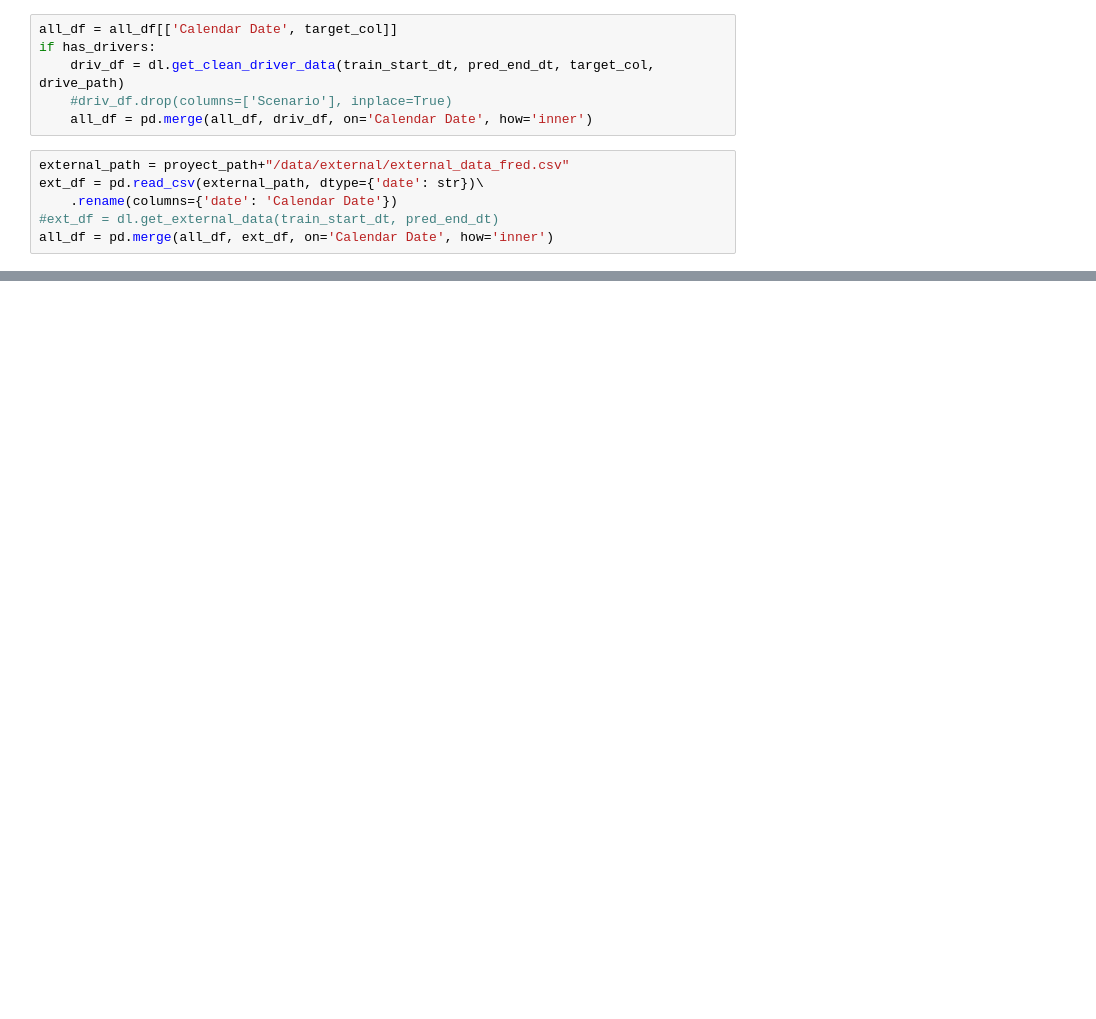
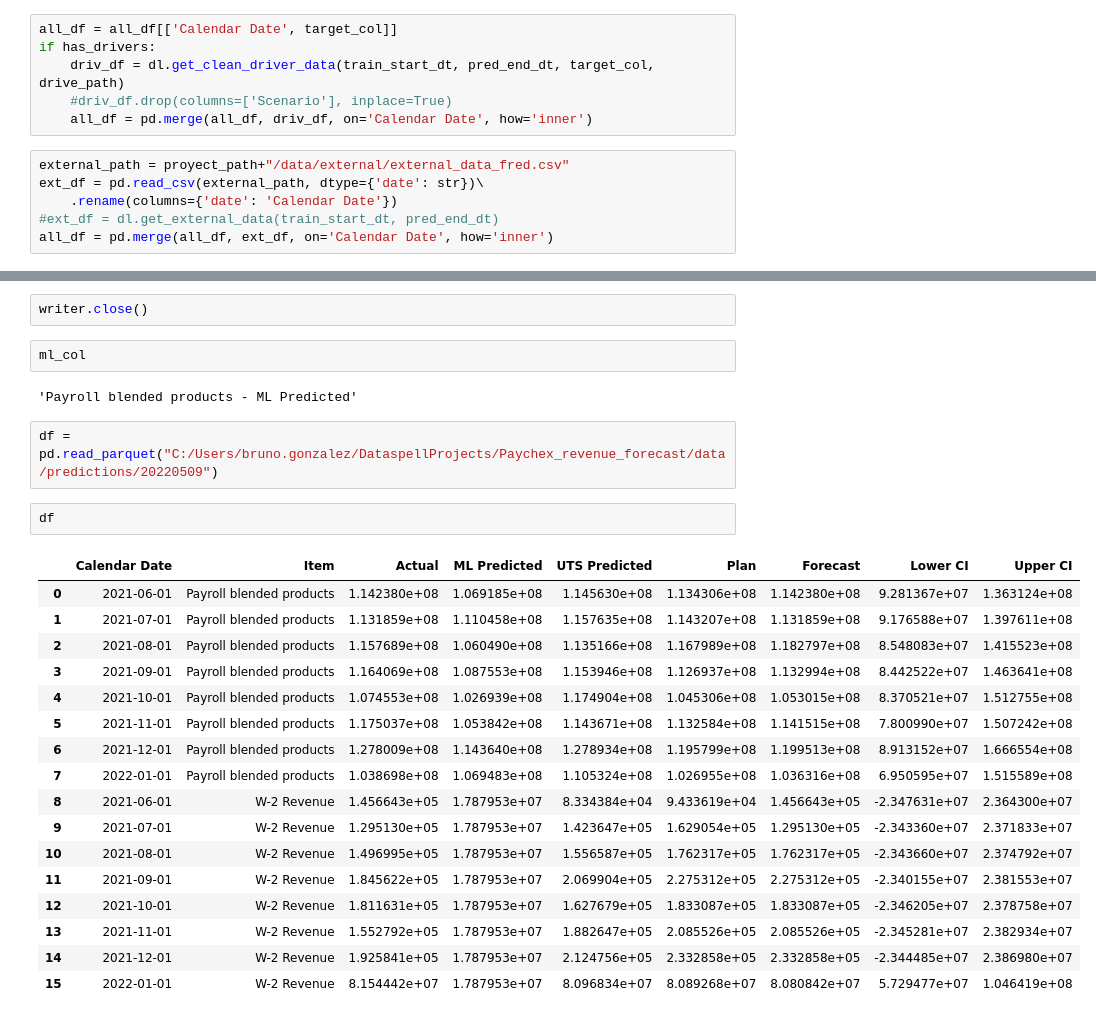
Before and after one commit to jluisjm/Paychex_revenue_forecast, a Jupyter notebook: notebooks/full_analysis_modular.ipynb, the cells around one changed output, grey strips where cells are left out. Cells and saved outputs as stored; diff of their text form; blank space fills up the shorter version.

```diff
--- a/notebooks/full_analysis_modular.ipynb
+++ b/notebooks/full_analysis_modular.ipynb
@@ -381,0 +483,28 @@ book.close()
+# %%
+writer.close()
+# %%
+ml_col
+# %% [output]
+'Payroll blended products - ML Predicted'
+# %%
+df = pd.read_parquet("C:/Users/bruno.gonzalez/DataspellProjects/Paychex_revenue_forecast/data/predictions/20220509")
+# %%
+df
+# %% [output]
+|  | Calendar Date | Item | Actual | ML Predicted | UTS Predicted | Plan | Forecast | Lower CI | Upper CI |
+| 0 | 2021-06-01 | Payroll blended products | 1.142380e+08 | 1.069185e+08 | 1.145630e+08 | 1.134306e+08 | 1.142380e+08 | 9.281367e+07 | 1.363124e+08 |
+| 1 | 2021-07-01 | Payroll blended products | 1.131859e+08 | 1.110458e+08 | 1.157635e+08 | 1.143207e+08 | 1.131859e+08 | 9.176588e+07 | 1.397611e+08 |
+| 2 | 2021-08-01 | Payroll blended products | 1.157689e+08 | 1.060490e+08 | 1.135166e+08 | 1.167989e+08 | 1.182797e+08 | 8.548083e+07 | 1.415523e+08 |
+| 3 | 2021-09-01 | Payroll blended products | 1.164069e+08 | 1.087553e+08 | 1.153946e+08 | 1.126937e+08 | 1.132994e+08 | 8.442522e+07 | 1.463641e+08 |
+| 4 | 2021-10-01 | Payroll blended products | 1.074553e+08 | 1.026939e+08 | 1.174904e+08 | 1.045306e+08 | 1.053015e+08 | 8.370521e+07 | 1.512755e+08 |
+| 5 | 2021-11-01 | Payroll blended products | 1.175037e+08 | 1.053842e+08 | 1.143671e+08 | 1.132584e+08 | 1.141515e+08 | 7.800990e+07 | 1.507242e+08 |
+| 6 | 2021-12-01 | Payroll blended products | 1.278009e+08 | 1.143640e+08 | 1.278934e+08 | 1.195799e+08 | 1.199513e+08 | 8.913152e+07 | 1.666554e+08 |
+| 7 | 2022-01-01 | Payroll blended products | 1.038698e+08 | 1.069483e+08 | 1.105324e+08 | 1.026955e+08 | 1.036316e+08 | 6.950595e+07 | 1.515589e+08 |
+| 8 | 2021-06-01 | W-2 Revenue | 1.456643e+05 | 1.787953e+07 | 8.334384e+04 | 9.433619e+04 | 1.456643e+05 | -2.347631e+07 | 2.364300e+07 |
+| 9 | 2021-07-01 | W-2 Revenue | 1.295130e+05 | 1.787953e+07 | 1.423647e+05 | 1.629054e+05 | 1.295130e+05 | -2.343360e+07 | 2.371833e+07 |
+| 10 | 2021-08-01 | W-2 Revenue | 1.496995e+05 | 1.787953e+07 | 1.556587e+05 | 1.762317e+05 | 1.762317e+05 | -2.343660e+07 | 2.374792e+07 |
+| 11 | 2021-09-01 | W-2 Revenue | 1.845622e+05 | 1.787953e+07 | 2.069904e+05 | 2.275312e+05 | 2.275312e+05 | -2.340155e+07 | 2.381553e+07 |
+| 12 | 2021-10-01 | W-2 Revenue | 1.811631e+05 | 1.787953e+07 | 1.627679e+05 | 1.833087e+05 | 1.833087e+05 | -2.346205e+07 | 2.378758e+07 |
+| 13 | 2021-11-01 | W-2 Revenue | 1.552792e+05 | 1.787953e+07 | 1.882647e+05 | 2.085526e+05 | 2.085526e+05 | -2.345281e+07 | 2.382934e+07 |
+| 14 | 2021-12-01 | W-2 Revenue | 1.925841e+05 | 1.787953e+07 | 2.124756e+05 | 2.332858e+05 | 2.332858e+05 | -2.344485e+07 | 2.386980e+07 |
+| 15 | 2022-01-01 | W-2 Revenue | 8.154442e+07 | 1.787953e+07 | 8.096834e+07 | 8.089268e+07 | 8.080842e+07 | 5.729477e+07 | 1.046419e+08 |
```
Also changed, not shown: parts of 33 cells of this notebook, 6 other files.
